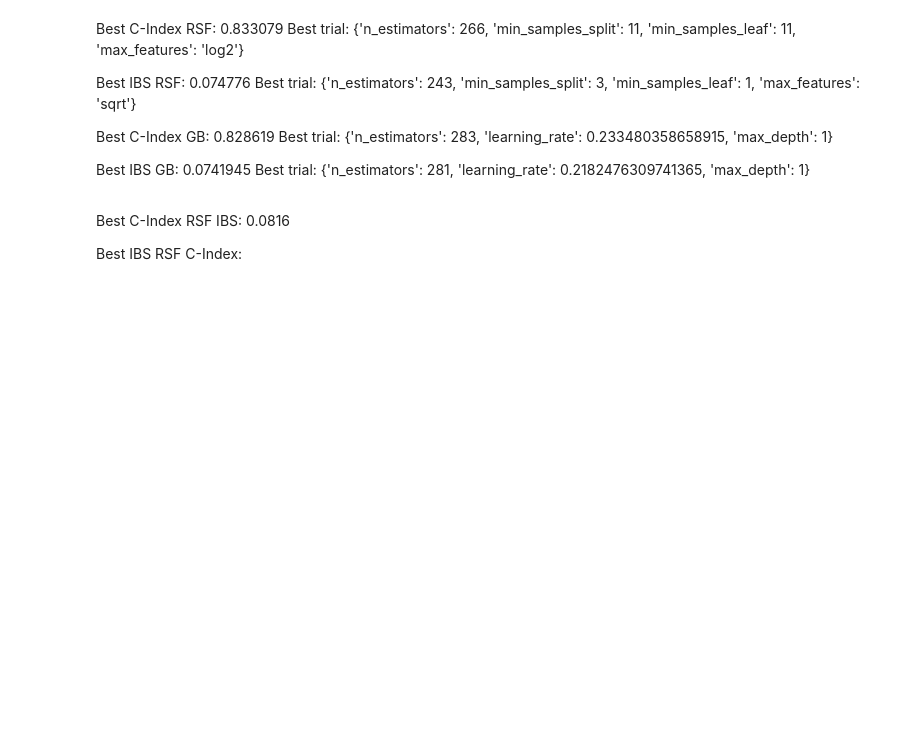
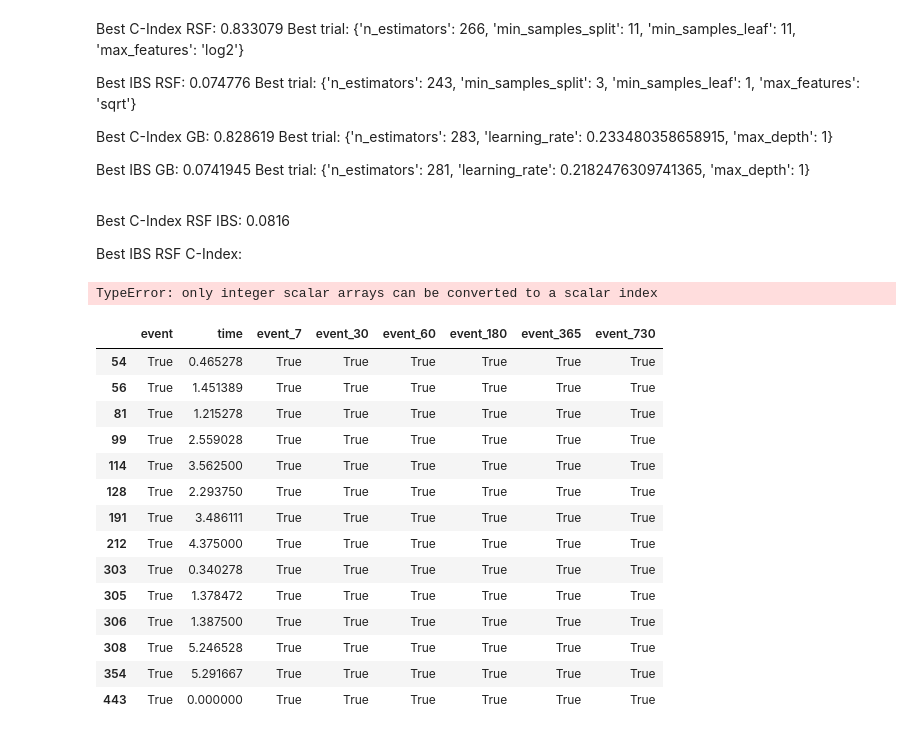
Before and after one commit to abrownjosh/mimic-survival-causal, a Jupyter notebook: Survival Analysis/CrossValidation.ipynb, the cells around one changed output. Saved outputs shown, nothing was run; the diff lists cells and outputs as text; code cells hidden in the pictures; blank space fills up the shorter version.

```diff
--- a/Survival Analysis/CrossValidation.ipynb
+++ b/Survival Analysis/CrossValidation.ipynb
@@ -126,3 +132,21 @@ def splitXY(train_dfs, test_dfs):
     return X_train, y_train, X_test, y_test
 
 X_train, y_train, X_test, y_test = splitXY(train, test)
+
+time_buckets = [7, 30, 60, 180, 365, 730]
+
+for i in range(len(y_train)):
+    y_train[i] = pd.DataFrame(y_train[i])
+    for t in time_buckets:
+        # Create a new column event_t:
+        # True if event occurred AND surv_days < t
+        # False otherwise (including censored or event after t)
+        y_train[i][f"event_{t}"] = ( (y_train[i]["event"] == 1) & (y_train[i]["time"] < t) )
+
+for i in range(len(y_test)):
+    y_test[i] = pd.DataFrame(y_test[i])
+    for t in time_buckets:
+        # Create a new column event_t:
+        # True if event occurred AND surv_days < t
+        # False otherwise (including censored or event after t)
+        y_test[i][f"event_{t}"] = ( (y_test[i]["event"] == 1) & (y_test[i]["time"] < t) )
@@ -554,3 +1158,25 @@ Best trial: {'n_estimators': 281, 'learning_rate': 0.2182476309741365, 'max_dept
 Best C-Index RSF IBS:     0.0816
 
 Best IBS RSF C-Index:
+# %%
+y_train[y_train[0]["time"] < 8]
+# %% [output]
+TypeError: only integer scalar arrays can be converted to a scalar index
+# %%
+y_train[1][y_train[1]['event_7']]
+# %% [output]
+|  | event | time | event_7 | event_30 | event_60 | event_180 | event_365 | event_730 |
+| 54 | True | 0.465278 | True | True | True | True | True | True |
+| 56 | True | 1.451389 | True | True | True | True | True | True |
+| 81 | True | 1.215278 | True | True | True | True | True | True |
+| 99 | True | 2.559028 | True | True | True | True | True | True |
+| 114 | True | 3.562500 | True | True | True | True | True | True |
+| 128 | True | 2.293750 | True | True | True | True | True | True |
+| 191 | True | 3.486111 | True | True | True | True | True | True |
+| 212 | True | 4.375000 | True | True | True | True | True | True |
+| 303 | True | 0.340278 | True | True | True | True | True | True |
+| 305 | True | 1.378472 | True | True | True | True | True | True |
+| 306 | True | 1.387500 | True | True | True | True | True | True |
+| 308 | True | 5.246528 | True | True | True | True | True | True |
+| 354 | True | 5.291667 | True | True | True | True | True | True |
+| 443 | True | 0.000000 | True | True | True | True | True | True |
```
Also changed, not shown: parts of 12 cells of this notebook.
